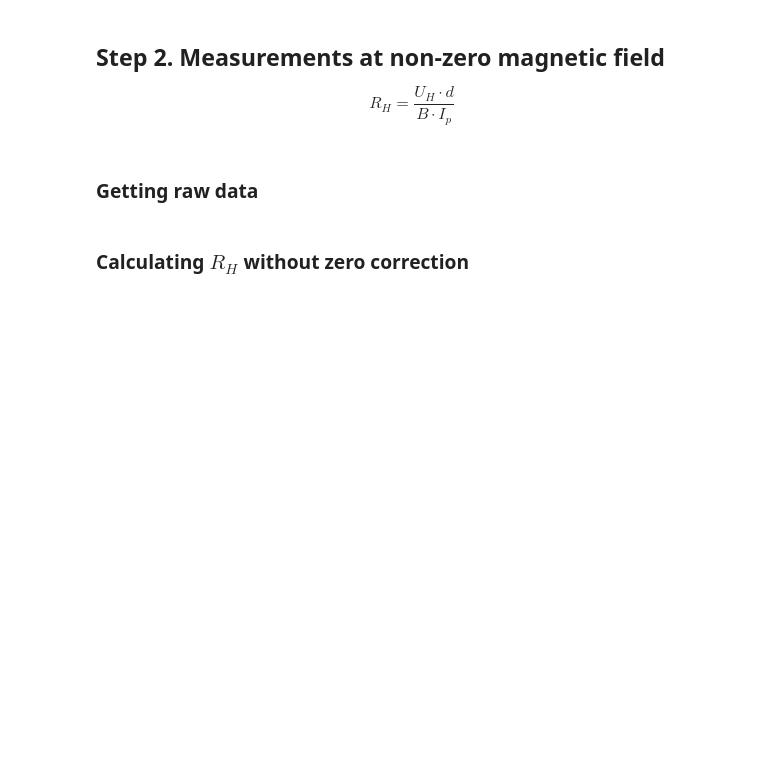
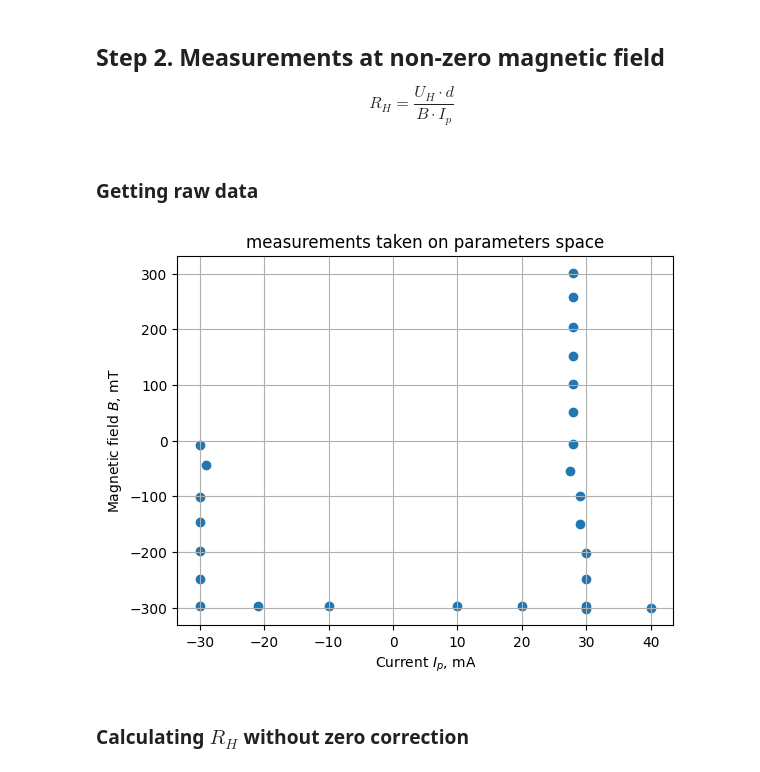
Before and after one commit to evgeny-kolonsky/Lab4, a Jupyter notebook: Hall/Hall_zeroB_measurements.ipynb, the cells around one changed output. Saved outputs shown, nothing was run; the diff lists cells and outputs as text; code cells hidden in the pictures; blank space fills up the shorter version.

Commit message:
+points on parameters space

```diff
--- a/Hall/Hall_zeroB_measurements.ipynb
+++ b/Hall/Hall_zeroB_measurements.ipynb
@@ -170,33 +170,41 @@ data = '''
 28 1265 109.50 -259
 28 1272 116.62 -302
 40 1854 12.86 300
 30 1394 9.89 298
 20 894 6.34 297
 10 466 3.29 297
 #0 -53 -0.33 297
 -10 -574 -3.98 297
 -21 -1106 -7.77 297
 -30 -1521 -10.76 297
 -30 -1507 -19.71 248
 -30 -1495 -29.23 198
 -30 -1485 -39.64 147
 -30 -1479 -49.21 101
 -29 -1472 -62.14 44
 -30 -1470 -70.53 7
 '''
 Ip, Up, Uh, B = np.genfromtxt(data.splitlines()).T
 Ip *= 1e-3
 Up *= 1e-3
 Uh *= 1e-3
 B *= -1e-3
 
 # uncertaities
 Ip_err = 1e-3 #mA
 Ip_rel = Ip_err / Ip
 U_err = 1e3 #mV
 Uh_rel = U_err / Up
 B_err = 5e-3 # let's assume error in B is 5 mT
 B_rel = B_err / B
+
+plt.scatter(Ip*1e3, B*1e3)
+plt.xlabel(r'Current $I_p$, mA')
+plt.ylabel(r'Magnetic field $B$, mT')
+plt.title('measurements on parameters space')
+plt.grid()
+# %% [output]
+[figure, added]
 # %% [markdown]
 ### Calculating $R_H$ **without** zero correction
 # %%
```
